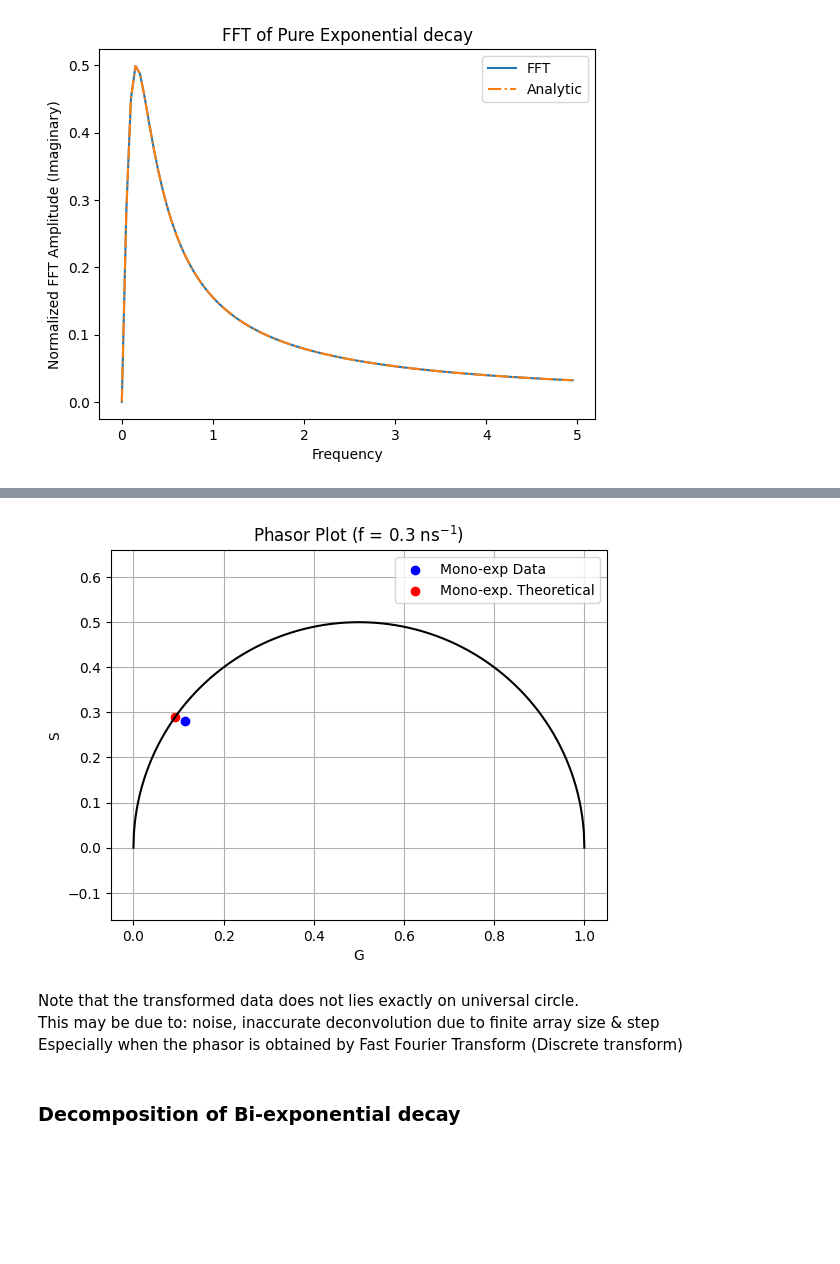
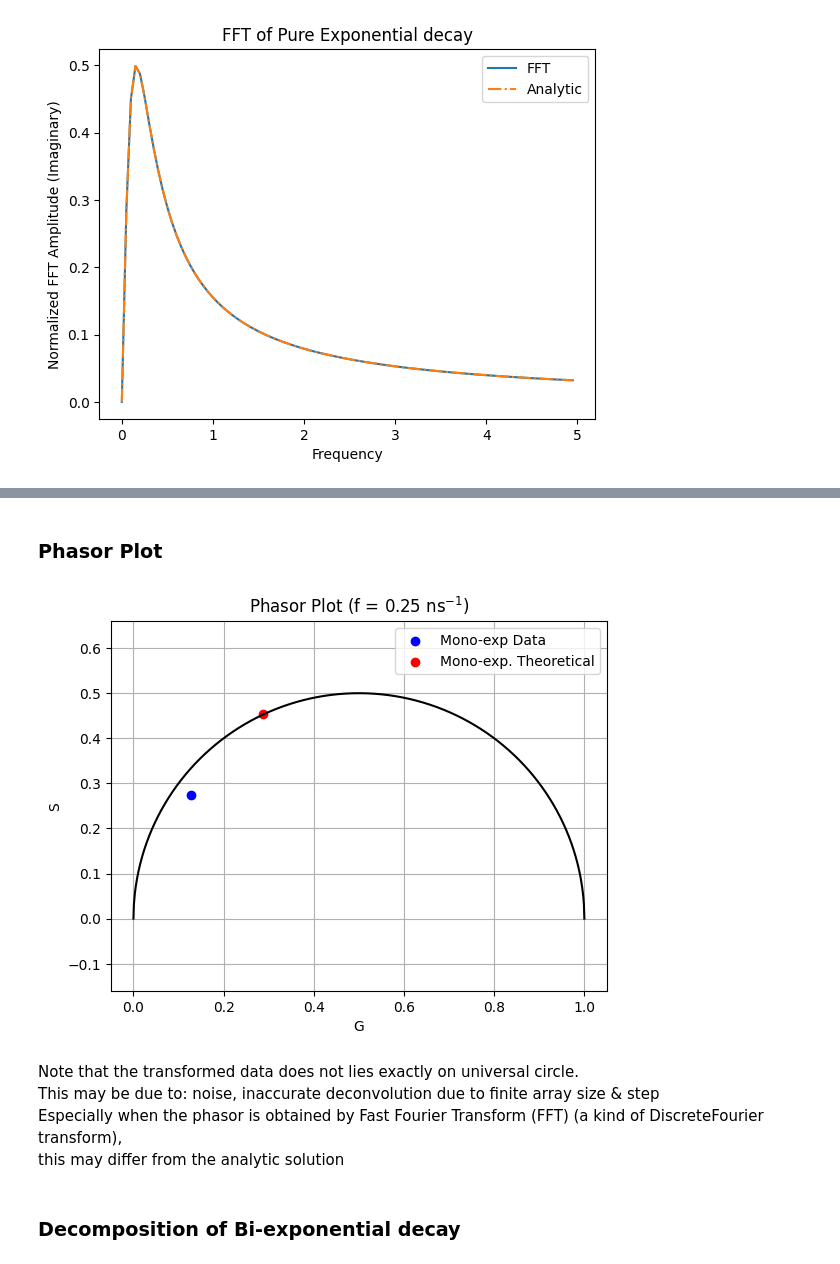
Before and after one commit to ngcnpeter/Y3_Group_Project_2B, a Jupyter notebook: TCSPC-simulation/2Bsimulation.ipynb, the cells around one changed output, grey strips where cells are left out. Saved outputs shown, nothing was run; the diff lists cells and outputs as text; code cells hidden in the pictures; blank space fills up the shorter version.

```diff
--- a/TCSPC-simulation/2Bsimulation.ipynb
+++ b/TCSPC-simulation/2Bsimulation.ipynb
@@ -310,38 +328,37 @@ array([0.1366765 , 0.34350551])
+# %% [markdown]
+### Phasor Plot
 # %%
-# Fourier transform of the TCSPC data
-phasor_f = 0.3 #per ns
-
-
 # Phasor plot
 x = np.linspace(0,1,1000)
 y_circ = np.sqrt(0.5**2-(x-0.5)**2)
 
 plt.figure()
-for i in [10] :
+for i in [5] :
     phasor0 = phasor[i]
     w0 = w[i]
     plt.scatter(np.real(phasor0), -np.imag(phasor0), c='blue', label = 'Mono-exp Data')
-    plt.scatter(phasor_coordinate(tau[0],w0)[0],phasor_coordinate(tau[0],w0)[1], c='red', label = 'Mono-exp. Theoretical')
+    plt.scatter(phasor_coordinate(tau[0],w0)[0],phasor_coordinate(tau[0],w0)[1], c='red',label = 'Mono-exp. Theoretical')
     # plt.scatter(np.sum(amplitudes * phasor_coordinate(decay_time_constants,omegas)[0]),
     # np.sum(amplitudes * phasor_coordinate(decay_time_constants,omegas)[1]), c='green',label = 'True')
     plt.plot(x,y_circ,'k') #universal circle
     plt.xlim(0, 1)
     plt.ylim(0, 1)
     plt.xlabel('G')
     plt.ylabel('S')
-    plt.title(f'Phasor Plot (f = {phasor_f}'+r' ns$^{-1}$)')
+    plt.title(f'Phasor Plot (f = {freq[i]}'+r' ns$^{-1}$)')
     plt.axis('equal')
     plt.grid()
     plt.legend()
     #decomposition assuming equal contribution
     # plt.plot(RT1[0],RT1[1],'.')
     # plt.plot(RT2[0],RT2[1],'.')
     # plt.plot((RT1[0]+RT2[0])/2, (RT1+RT2)[1]/2,'x')
 # %% [output]
-[figure, old version]
+[figure, new version]
 # %% [markdown]
 Note that the transformed data does not lies exactly on universal circle. \
 This may be due to: noise, inaccurate deconvolution due to finite array size & step \
-Especially when the phasor is obtained by Fast Fourier Transform (Discrete transform)
+Especially when the phasor is obtained by Fast Fourier Transform (FFT) (a kind of DiscreteFourier transform),\
+this may differ from the analytic solution
 # %% [markdown]
 ### Decomposition of Bi-exponential decay
```
Also changed, not shown: parts of 26 cells of this notebook.
